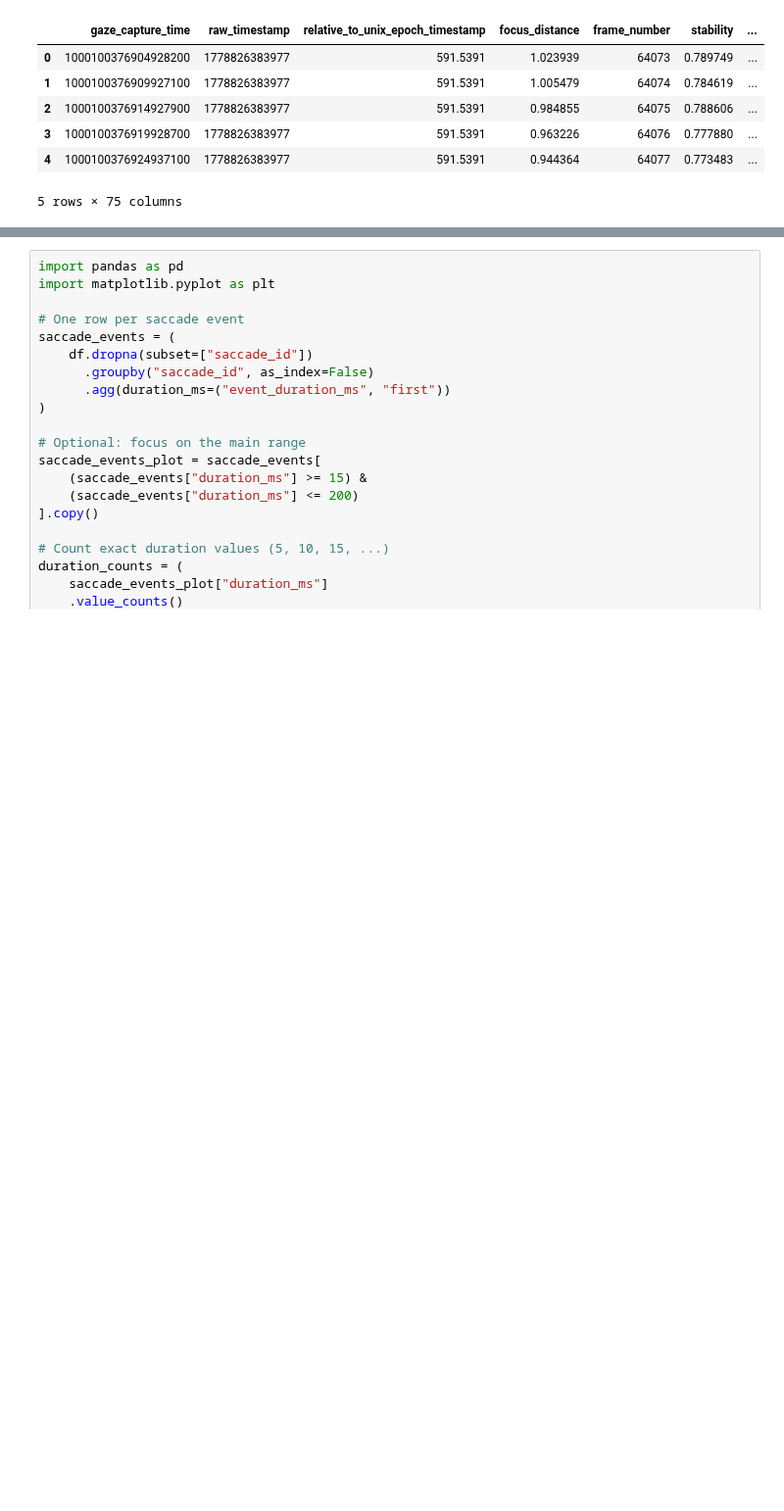
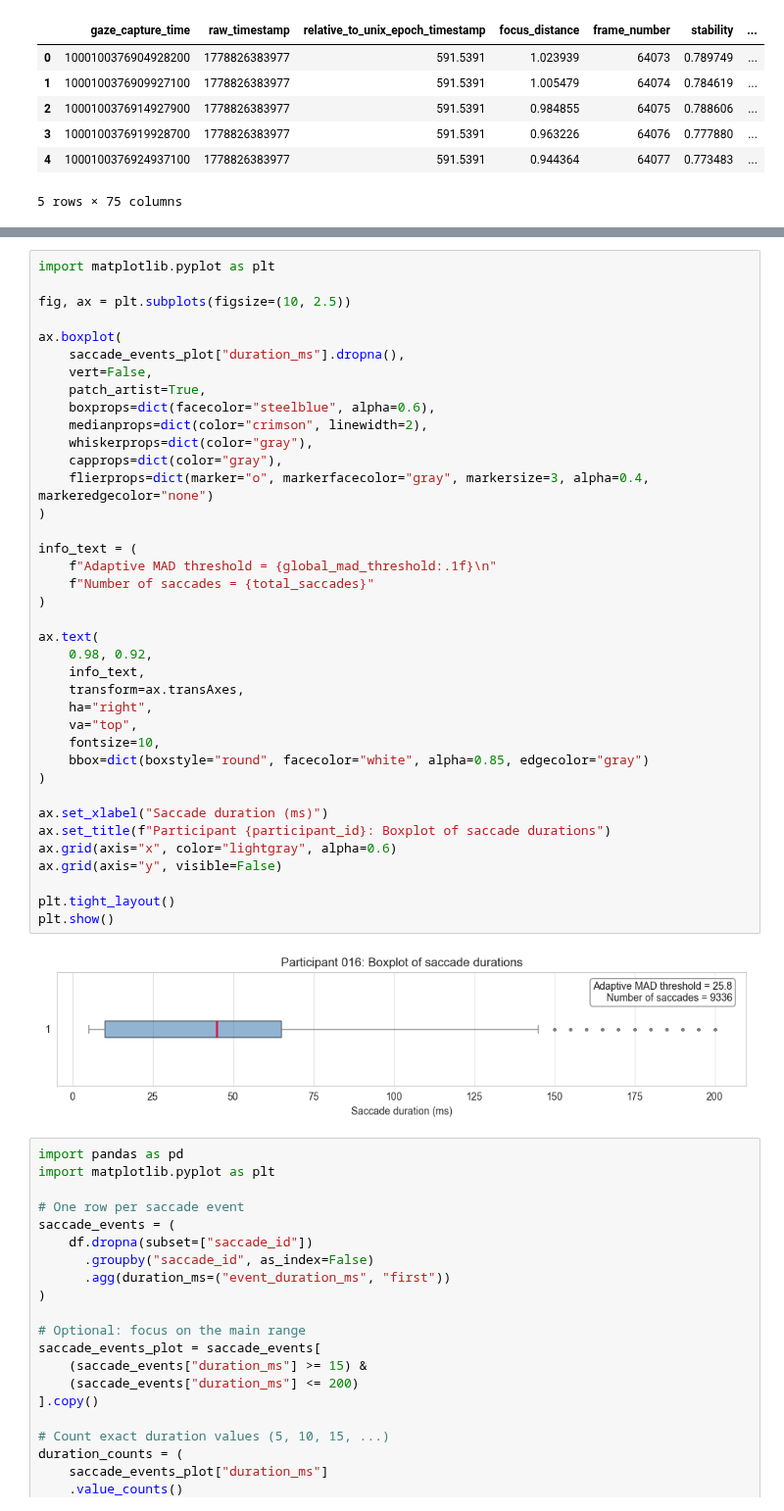
Before and after one commit to JohnMadrid/lego-vr-analysis, a Jupyter notebook: eye-classification/notebooks/LEGO_analysis.ipynb, the cells around one changed output, grey strips where cells are left out. Shown at 98% size. Drawn from its saved outputs; the diff is of its cells as text; blank space fills up the shorter version.

```diff
--- a/eye-classification/notebooks/LEGO_analysis.ipynb
+++ b/eye-classification/notebooks/LEGO_analysis.ipynb
@@ -1060,3 +1060,43 @@ plt.show()
+# %%
+import matplotlib.pyplot as plt
+
+fig, ax = plt.subplots(figsize=(10, 2.5))
+
+ax.boxplot(
+    saccade_events_plot["duration_ms"].dropna(),
+    vert=False,
+    patch_artist=True,
+    boxprops=dict(facecolor="steelblue", alpha=0.6),
+    medianprops=dict(color="crimson", linewidth=2),
+    whiskerprops=dict(color="gray"),
+    capprops=dict(color="gray"),
+    flierprops=dict(marker="o", markerfacecolor="gray", markersize=3, alpha=0.4, markeredgecolor="none")
+)
+
+info_text = (
+    f"Adaptive MAD threshold = {global_mad_threshold:.1f}\n"
+    f"Number of saccades = {total_saccades}"
+)
+
+ax.text(
+    0.98, 0.92,
+    info_text,
+    transform=ax.transAxes,
+    ha="right",
+    va="top",
+    fontsize=10,
+    bbox=dict(boxstyle="round", facecolor="white", alpha=0.85, edgecolor="gray")
+)
+
+ax.set_xlabel("Saccade duration (ms)")
+ax.set_title(f"Participant {participant_id}: Boxplot of saccade durations")
+ax.grid(axis="x", color="lightgray", alpha=0.6)
+ax.grid(axis="y", visible=False)
+
+plt.tight_layout()
+plt.show()
+# %% [output]
+[figure, added]
 # %%
 import pandas as pd
 import matplotlib.pyplot as plt
```
Also changed, not shown: parts of 5 cells of this notebook, 1 other file.
